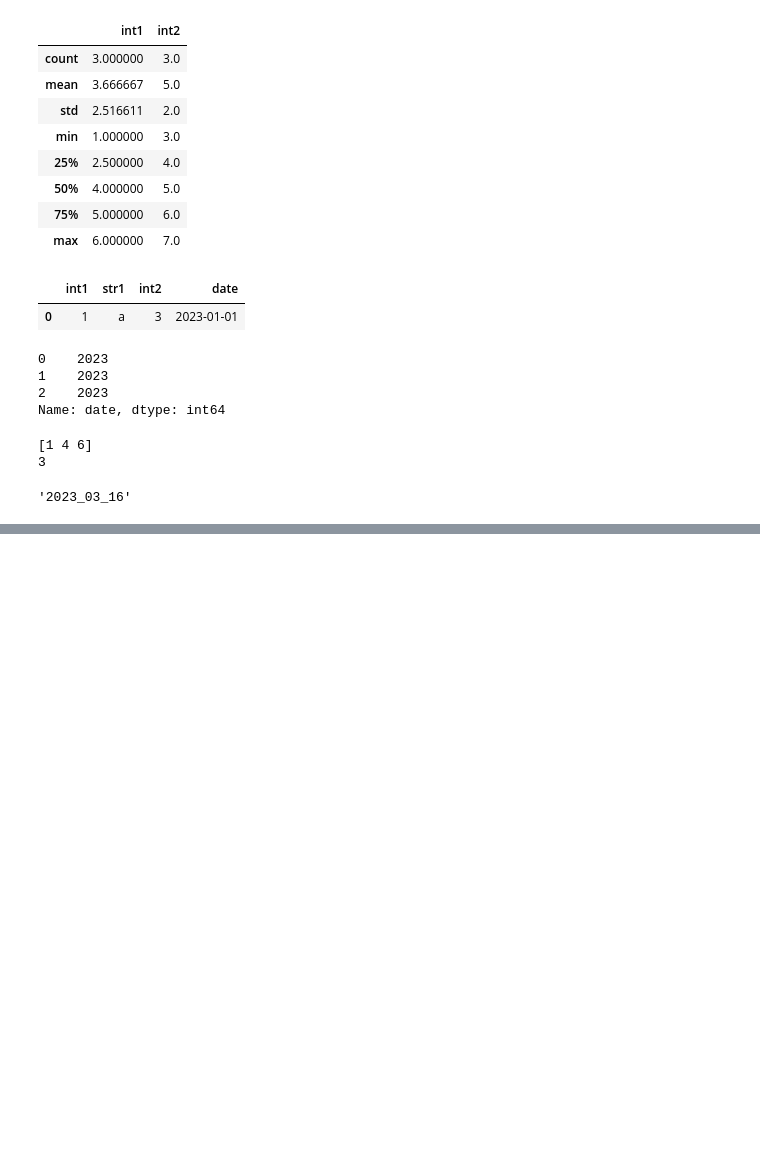
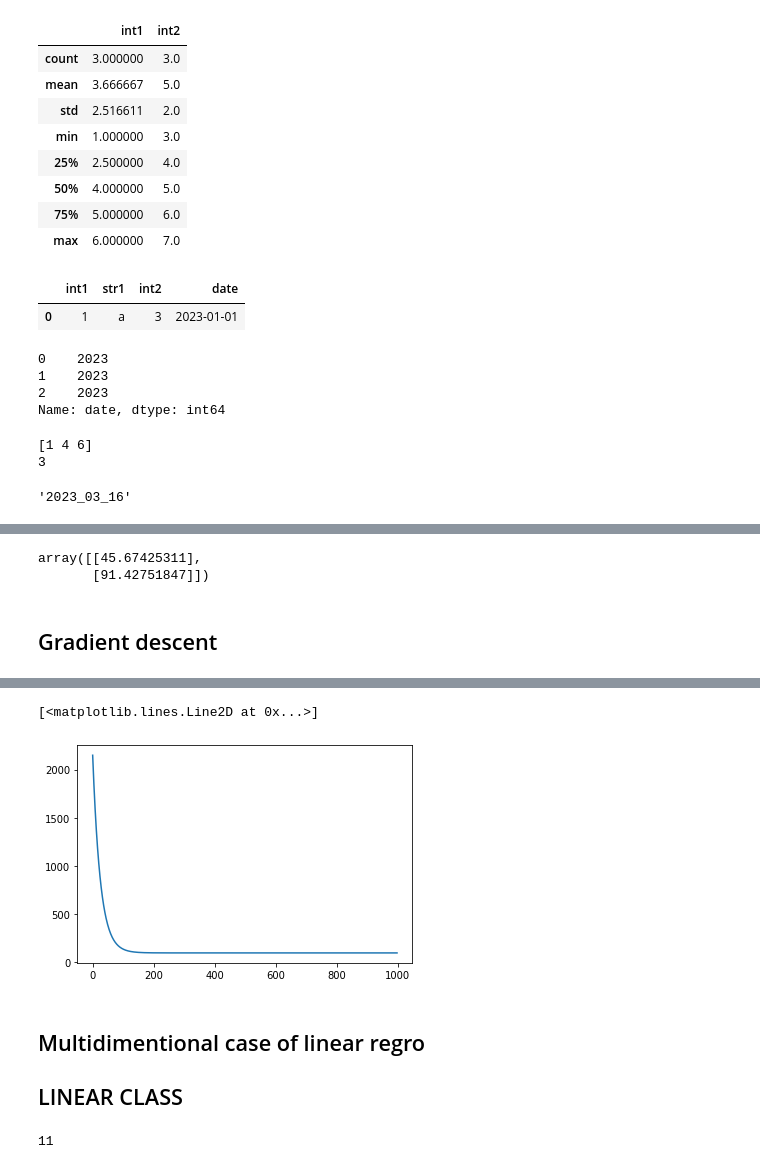
Before and after one commit to ol3gka/STUDY, a Jupyter notebook: main_tools.ipynb, the cells around one changed output, grey strips where cells are left out. Saved outputs shown, nothing was run; the diff lists cells and outputs as text; code cells hidden in the pictures; blank space fills up the shorter version.

```diff
--- a/main_tools.ipynb
+++ b/main_tools.ipynb
@@ -234,0 +202,3 @@ datetime.today().strftime('%Y_%m_%d')
+# %%
+# Добавляем колонку единиц в x для симмуляции bias
+x_new = np.concatenate((np.ones((x.shape[0],1)), x),axis=1)
@@ -234,0 +219,23 @@ datetime.today().strftime('%Y_%m_%d')
+# %%
+# Считаем для примера
+x_sample = np.array([[1],
+                     [2]])
+x_sample = np.concatenate((np.ones((x_sample.shape[0],1)), x_sample),axis=1)
+y_sample = x_sample.dot(theta_best_values)
+y_sample
+# %% [output]
+array([[45.67425311],
+       [91.42751847]])
+# %% [markdown]
+## Gradient descent
+# %%
+%%time
+b, k, l, loss, theta = 0, 30, 1e-2, [], np.zeros((m+1,1))
+for i in range(1,1000,1):
+    y_pred = x_new.dot(theta)
+    loss.append(1/n*np.sum((y-y_pred)**2))
+    for i in range(0, m+1):
+        theta[i] = theta[i]-l*(2/n*np.sum((y_pred-y)*x_new[:,i].reshape(n,1)))
+print(theta)
+plt.plot(np.array(loss))
+# %% [output]
@@ -234,0 +246,5 @@ datetime.today().strftime('%Y_%m_%d')
+[<matplotlib.lines.Line2D at 0x...>]
+[figure, added]
+# %% [markdown]
+## Multidimentional case of linear regro
+## LINEAR CLASS
@@ -234,0 +287,4 @@ datetime.today().strftime('%Y_%m_%d')
+# %%
+len(reg.y)
+# %% [output]
+11
```
Also changed, not shown: parts of 25 cells of this notebook.
